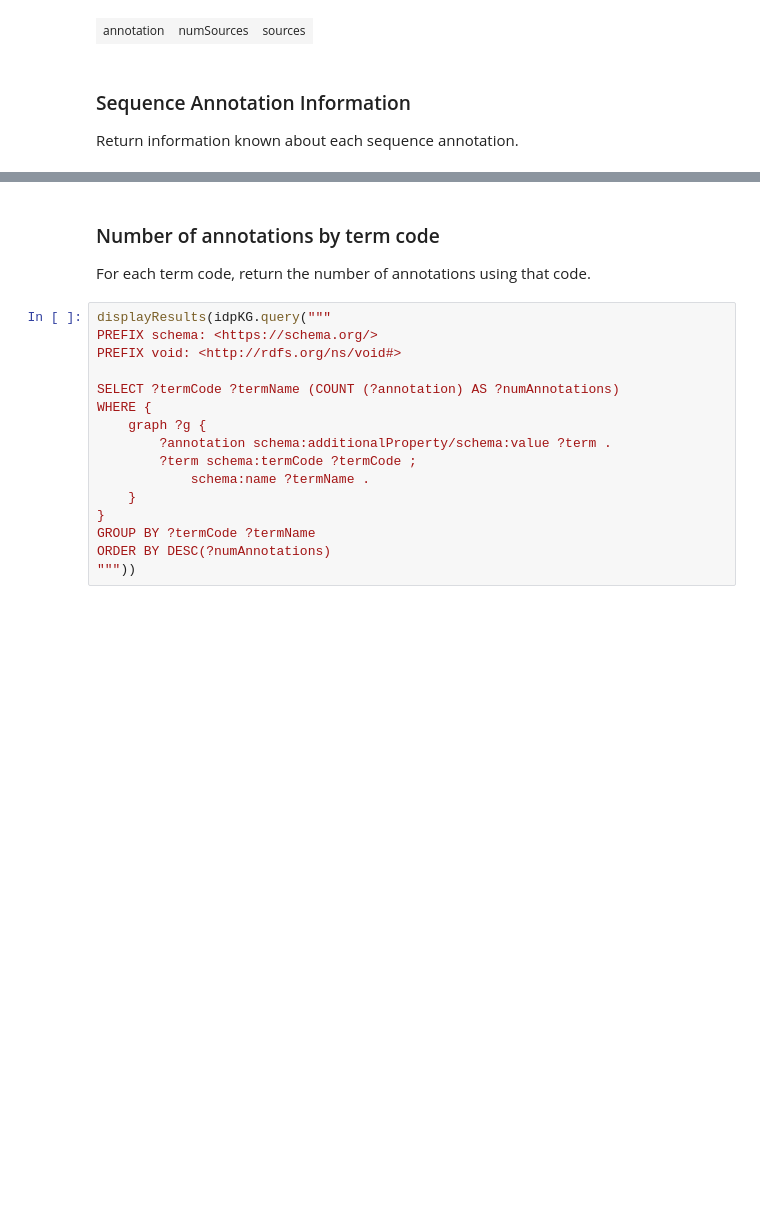
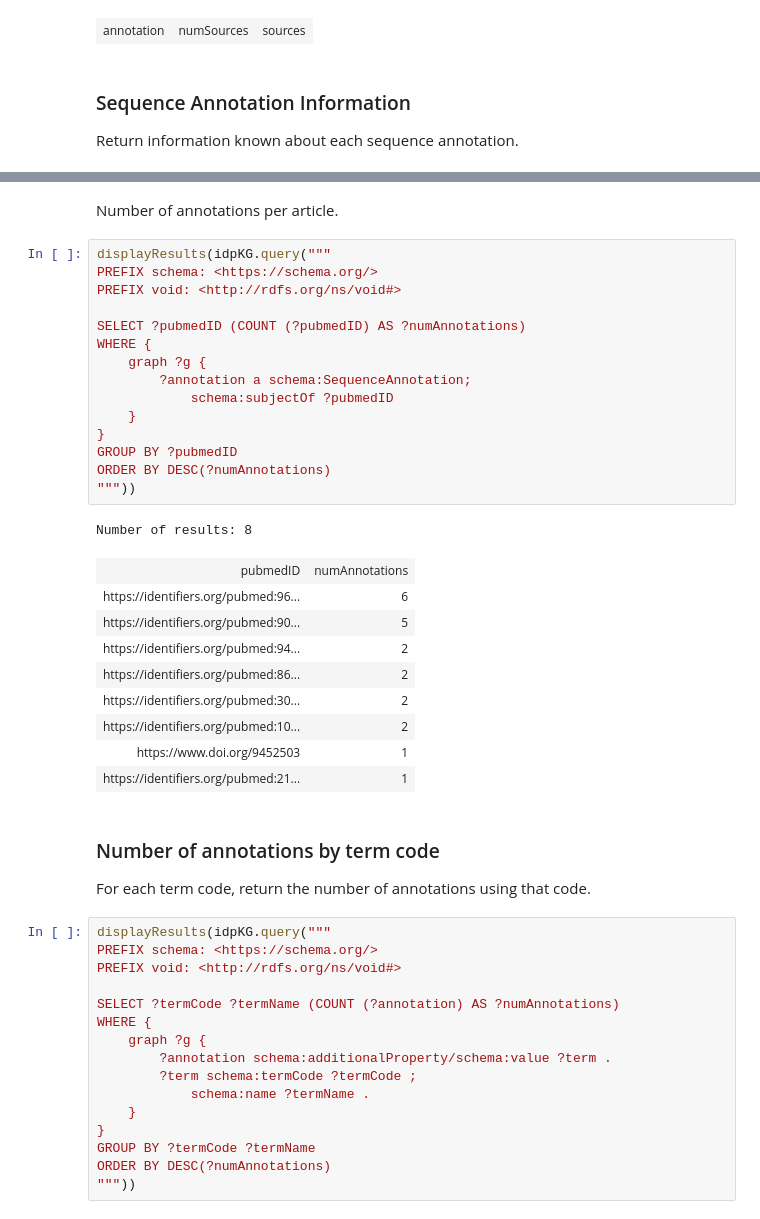
Before and after one commit to ivanmicetic/IDP-KG, a Jupyter notebook: notebooks/AnalysisQueries.ipynb, the cells around one changed output, grey strips where cells are left out. Drawn from its saved outputs; the diff is of its cells as text; blank space fills up the shorter version.

```diff
--- a/notebooks/AnalysisQueries.ipynb
+++ b/notebooks/AnalysisQueries.ipynb
@@ -707,3 +748,31 @@ Number of results: 66
+# %% [markdown]
+Number of annotations per article.
+# %%
+displayResults(idpKG.query("""
+PREFIX schema: <https://schema.org/>
+PREFIX void: <http://rdfs.org/ns/void#>
+
+SELECT ?pubmedID (COUNT (?pubmedID) AS ?numAnnotations)
+WHERE {
+    graph ?g {
+        ?annotation a schema:SequenceAnnotation;
+            schema:subjectOf ?pubmedID
+    }
+}
+GROUP BY ?pubmedID
+ORDER BY DESC(?numAnnotations)
+"""))
+# %% [output]
+Number of results: 8
+| pubmedID | numAnnotations |
+| https://identifiers.org/pubmed:96... | 6 |
+| https://identifiers.org/pubmed:90... | 5 |
+| https://identifiers.org/pubmed:94... | 2 |
+| https://identifiers.org/pubmed:86... | 2 |
+| https://identifiers.org/pubmed:30... | 2 |
+| https://identifiers.org/pubmed:10... | 2 |
+| https://www.doi.org/9452503 | 1 |
+| https://identifiers.org/pubmed:21... | 1 |
 # %% [markdown]
 ### Number of annotations by term code
 
```
Also changed, not shown: parts of 22 cells of this notebook, 1 other file.
